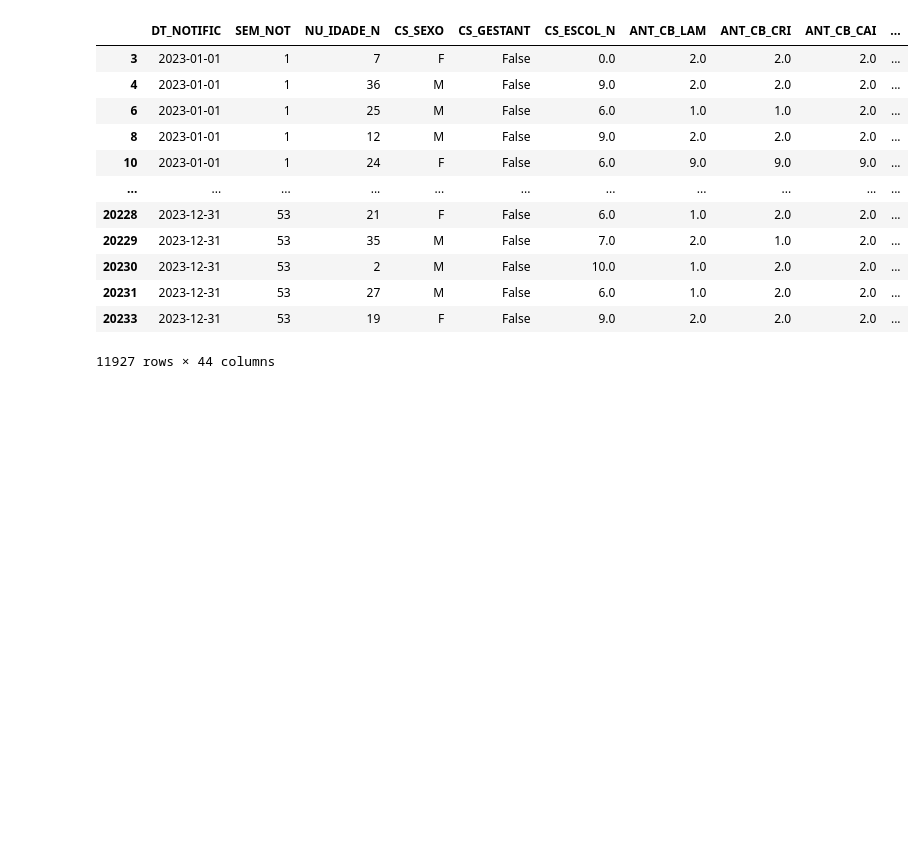
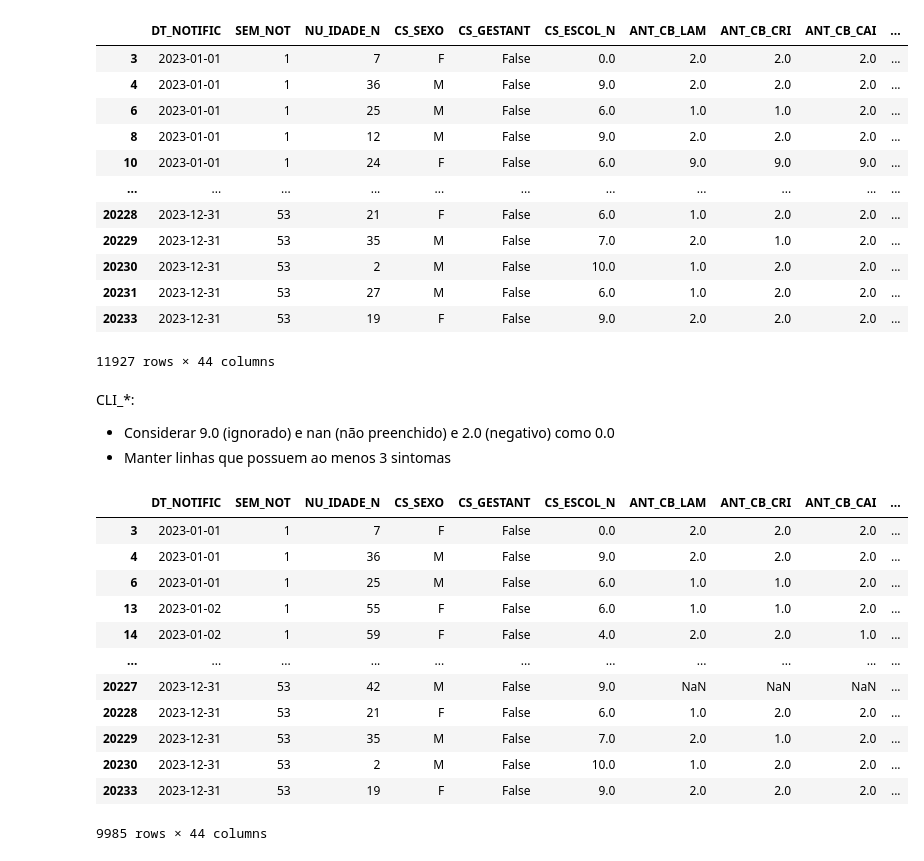
Before and after one commit to arturrur/mc853, a Jupyter notebook: Preprocessing.ipynb, the cells around one changed output. Cells and saved outputs as stored; diff of their text form; code cells hidden in the pictures; blank space fills up the shorter version.

Commit message:
Falta CS_SCOL_N, para CLI_ e ANT_ considerei nan, 9.0 e 2.0 como 0, e depois filtrei quem tinha muitos 0

```diff
--- a/Preprocessing.ipynb
+++ b/Preprocessing.ipynb
@@ -225,3 +239,26 @@ df
 | 20231 | 2023-12-31 | 53 | 27 | M | False | 6.0 | 1.0 | 2.0 | 2.0 | ... |
 | 20233 | 2023-12-31 | 53 | 19 | F | False | 9.0 | 2.0 | 2.0 | 2.0 | ... |
 11927 rows × 44 columns
+# %% [markdown]
+CLI_*:
+- Considerar 9.0 (ignorado) e nan (não preenchido) e 2.0 (negativo) como 0.0
+- Manter linhas que possuem ao menos 3 sintomas
+# %%
+df.iloc[:, 19:34] = df.iloc[:, 19:34].replace([9.0, 2.0], 0.0).fillna(0.0)
+remover = df.iloc[:, 19:34].sum(axis=1) < 3
+df = df[~remover]
+df
+# %% [output]
+|  | DT_NOTIFIC | SEM_NOT | NU_IDADE_N | CS_SEXO | CS_GESTANT | CS_ESCOL_N | ANT_CB_LAM | ANT_CB_CRI | ANT_CB_CAI | ... |
+| 3 | 2023-01-01 | 1 | 7 | F | False | 0.0 | 2.0 | 2.0 | 2.0 | ... |
+| 4 | 2023-01-01 | 1 | 36 | M | False | 9.0 | 2.0 | 2.0 | 2.0 | ... |
+| 6 | 2023-01-01 | 1 | 25 | M | False | 6.0 | 1.0 | 1.0 | 2.0 | ... |
+| 13 | 2023-01-02 | 1 | 55 | F | False | 6.0 | 1.0 | 1.0 | 2.0 | ... |
+| 14 | 2023-01-02 | 1 | 59 | F | False | 4.0 | 2.0 | 2.0 | 1.0 | ... |
+| ... | ... | ... | ... | ... | ... | ... | ... | ... | ... | ... |
+| 20227 | 2023-12-31 | 53 | 42 | M | False | 9.0 | NaN | NaN | NaN | ... |
+| 20228 | 2023-12-31 | 53 | 21 | F | False | 6.0 | 1.0 | 2.0 | 2.0 | ... |
+| 20229 | 2023-12-31 | 53 | 35 | M | False | 7.0 | 2.0 | 1.0 | 2.0 | ... |
+| 20230 | 2023-12-31 | 53 | 2 | M | False | 10.0 | 1.0 | 2.0 | 2.0 | ... |
+| 20233 | 2023-12-31 | 53 | 19 | F | False | 9.0 | 2.0 | 2.0 | 2.0 | ... |
+9985 rows × 44 columns
```
Also changed, not shown: parts of 17 cells of this notebook.
